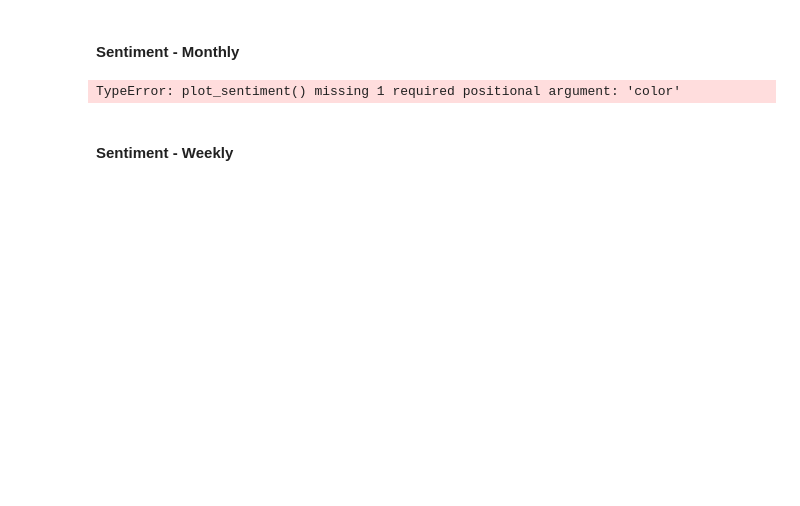
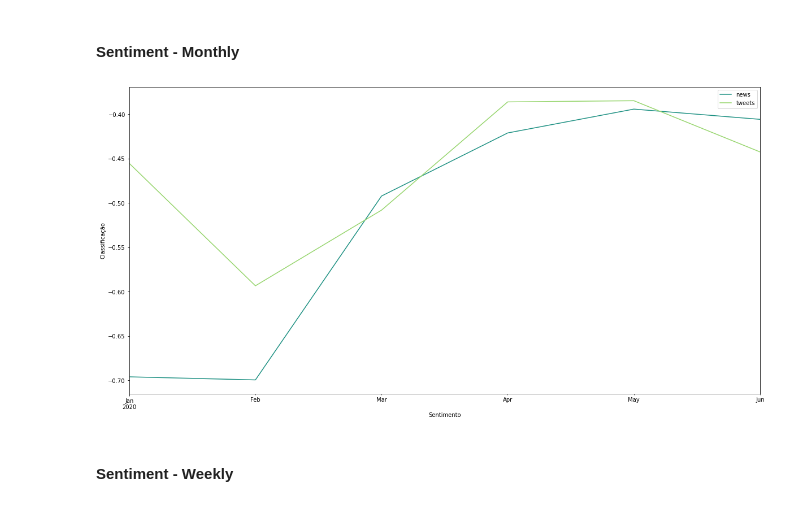
Before and after one commit to dssg-pt/miniproject-sentimentanalysis-covid, a Jupyter notebook: notebooks/news and tweets combined - analysis.ipynb, the cells around one changed output. Cells and saved outputs as stored; diff of their text form; code cells hidden in the pictures; blank space fills up the shorter version.

```diff
--- a/notebooks/news and tweets combined - analysis.ipynb
+++ b/notebooks/news and tweets combined - analysis.ipynb
@@ -311,17 +298,16 @@ def plot_sentiment(df,
 # %% [markdown]
 #### Sentiment - Monthly
 # %%
-
-plot_sentiment(news_2, "date", "numerical_class", "M")
-plot_sentiment(tweets_2, "date","numerical_class", "M")
+plot_sentiment(news_2, "date", "numerical_class", "M", color= "#209284")
+plot_sentiment(tweets_2, "date","numerical_class", "M", color = "#98d66f")
 
 plt.ylabel("Classificação")
 plt.xlabel("Sentimento")
 plt.legend(["news","tweets"])
 
 plt.show()
 # %% [output]
-TypeError: plot_sentiment() missing 1 required positional argument: 'color'
+[figure, added]
 # %% [markdown]
 #### Sentiment - Weekly
 # %%
```
Also changed, not shown: parts of 15 cells of this notebook.
